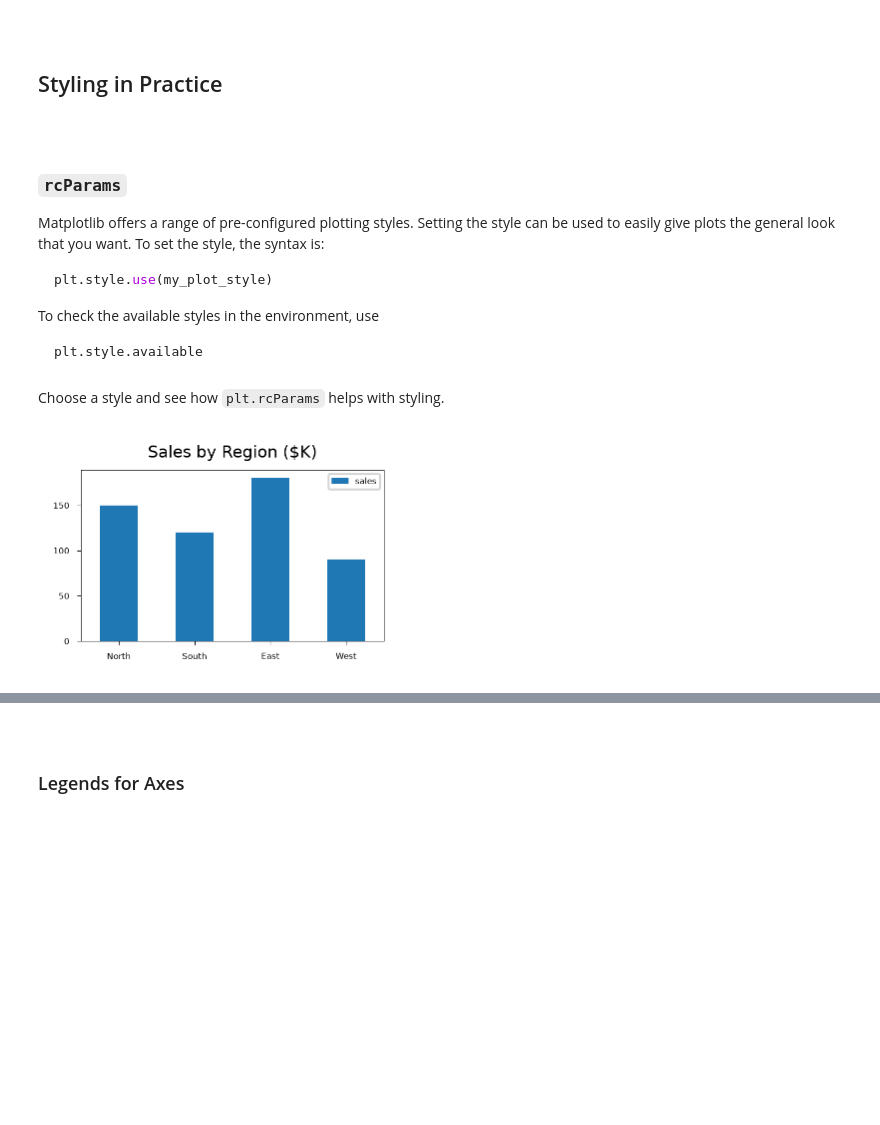
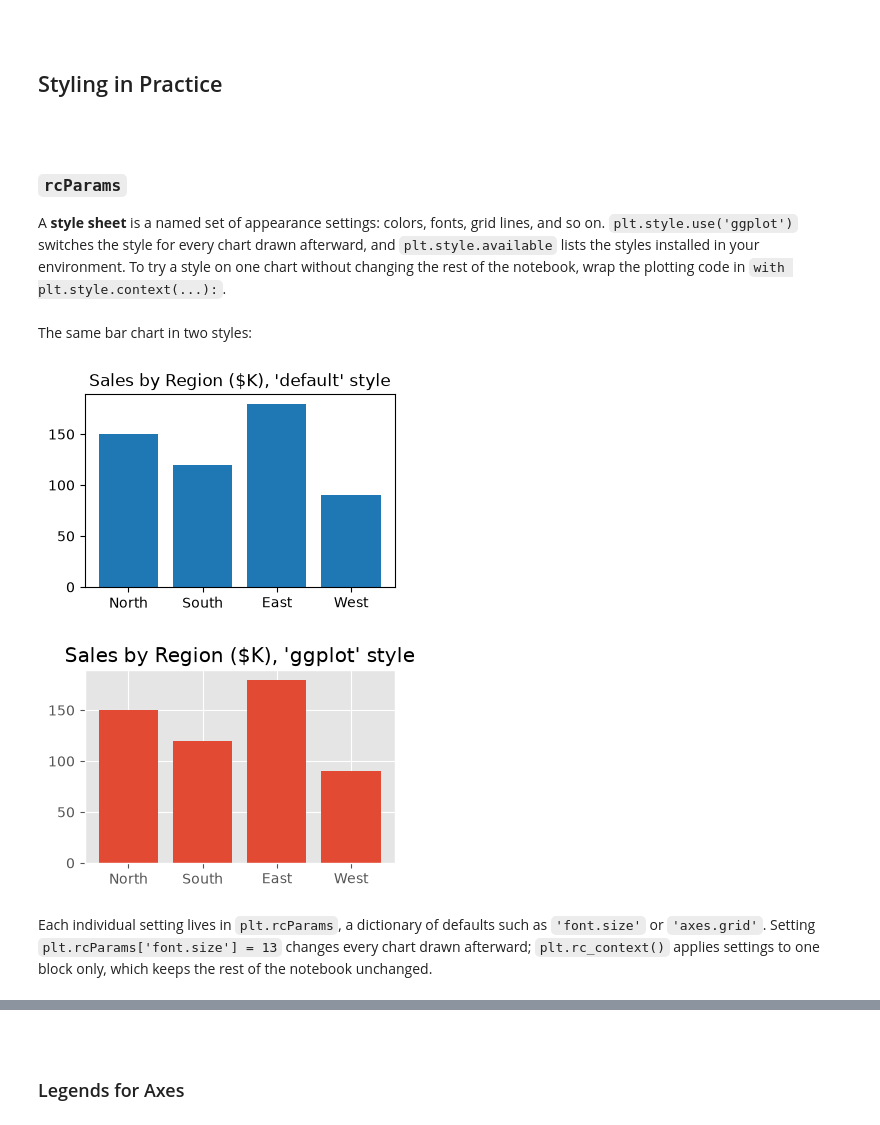
Before and after one commit to tychen742/dsm, a Jupyter notebook: chapters/06-matplotlib/0603-controls-plot-types.ipynb, the cells around one changed output, grey strips where cells are left out. Cells and saved outputs as stored; diff of their text form; code cells hidden in the pictures; blank space fills up the shorter version.

````diff
--- a/chapters/06-matplotlib/0603-controls-plot-types.ipynb
+++ b/chapters/06-matplotlib/0603-controls-plot-types.ipynb
@@ -98,40 +98,22 @@ For a full reference, see [matplotlib.axes.Axes.plot](https://matplotlib.org/sta
 ```
 ### `rcParams`
 
-Matplotlib offers a range of pre-configured plotting styles. Setting the style can be used to easily give plots the general look that you want. To set the style, the syntax is:
-
-```python
-plt.style.use(my_plot_style)
-```
-
-To check the available styles in the environment, use
-```python
-plt.style.available
-```
+A **style sheet** is a named set of appearance settings: colors, fonts, grid lines, and so on. `plt.style.use('ggplot')` switches the style for every chart drawn afterward, and `plt.style.available` lists the styles installed in your environment. To try a style on one chart without changing the rest of the notebook, wrap the plotting code in `with plt.style.context(...):`.
 # %% [markdown]
-Choose a style and see how `plt.rcParams` helps with styling.
+The same bar chart in two styles:
 # %%
-# plt.style.use("default")        ### reset to default style
-# # plt.style.use("ggplot")
-# plt.style.use("bmh")
-# plt.style.use("classic")
-# plt.style.use("seaborn-v0_8-muted")
+regions = ['North', 'South', 'East', 'West']
+sales = [150, 120, 180, 90]                        ### quarterly sales in $K
 
-%config InlineBackend.figure_format = "retina"
-plt.rcParams["figure.dpi"] = 150
-plt.rcParams["axes.linewidth"] = 0.25  # set globally
-plt.rcParams["xtick.major.width"] = 0.25  # set globally
-plt.rcParams["ytick.major.width"] = 0.25
-plt.rcParams["xtick.major.size"] = 2
-plt.rcParams["ytick.major.size"] = 2
-
-df_regions = pd.DataFrame({'sales': [150, 120, 180, 90]},
-                          index=['North', 'South', 'East', 'West'])   ### quarterly sales in $K
-df_regions.plot.bar(figsize=(2.5, 1.75), fontsize=4);
-plt.title("Sales by Region ($K)", fontsize=8);
-plt.legend(fontsize=4, loc="best", bbox_to_anchor=(1, 1));
-plt.tick_params(axis='x', rotation=0)
-plt.tight_layout()
+for style in ['default', 'ggplot']:
+    with plt.style.context(style):                 ### the style applies only inside this block
+        fig, ax = plt.subplots(figsize=(4, 2.5))
+        ax.bar(regions, sales)
+        ax.set_title(f"Sales by Region ($K), '{style}' style")
+        plt.show()
 # %% [output]
-[figure, old version]
+[figure, new version]
+[figure, added]
+# %% [markdown]
+Each individual setting lives in `plt.rcParams`, a dictionary of defaults such as `'font.size'` or `'axes.grid'`. Setting `plt.rcParams['font.size'] = 13` changes every chart drawn afterward; `plt.rc_context()` applies settings to one block only, which keeps the rest of the notebook unchanged.
 # %%
````
Also changed, not shown: parts of 32 cells of this notebook, 1 other file.
